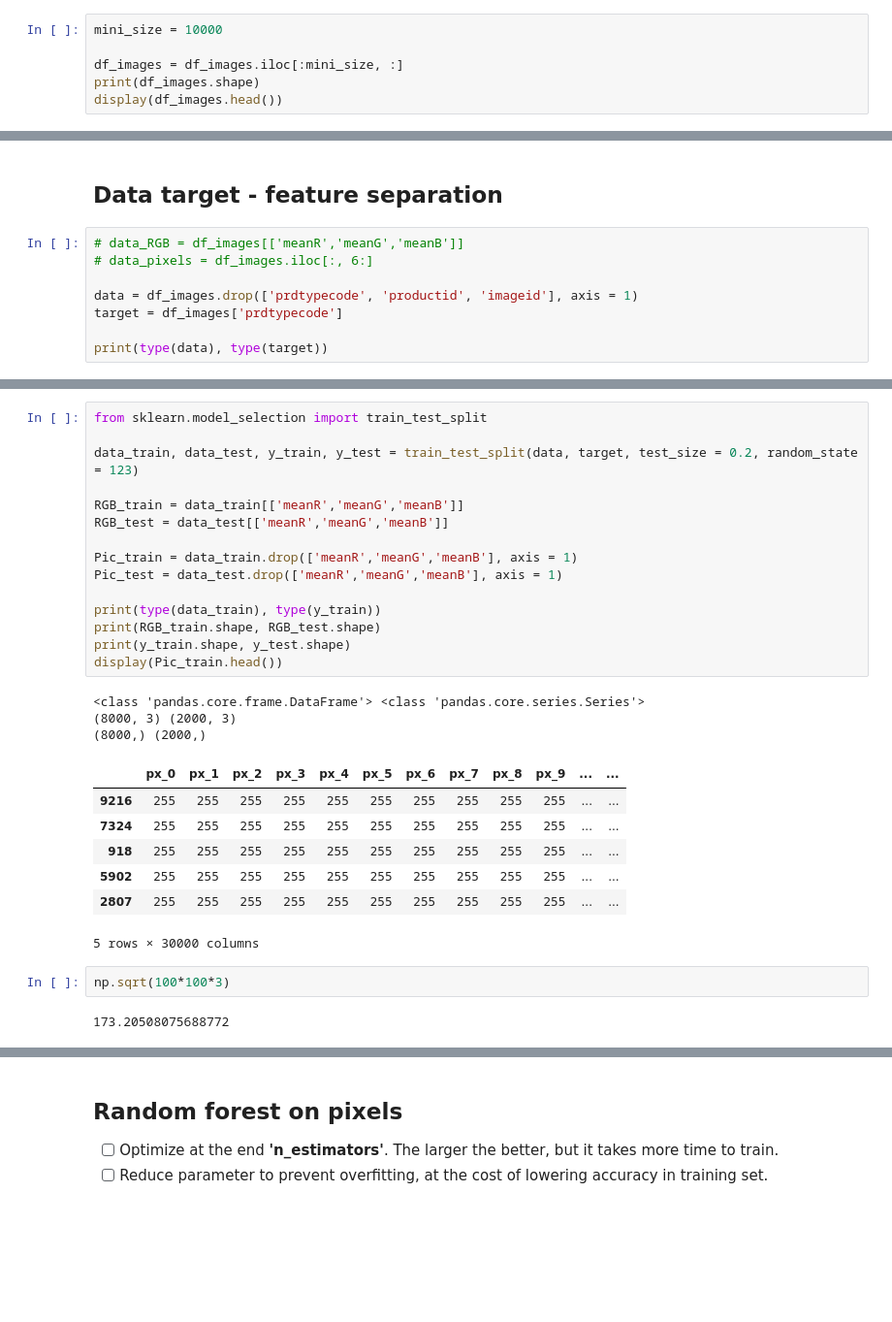
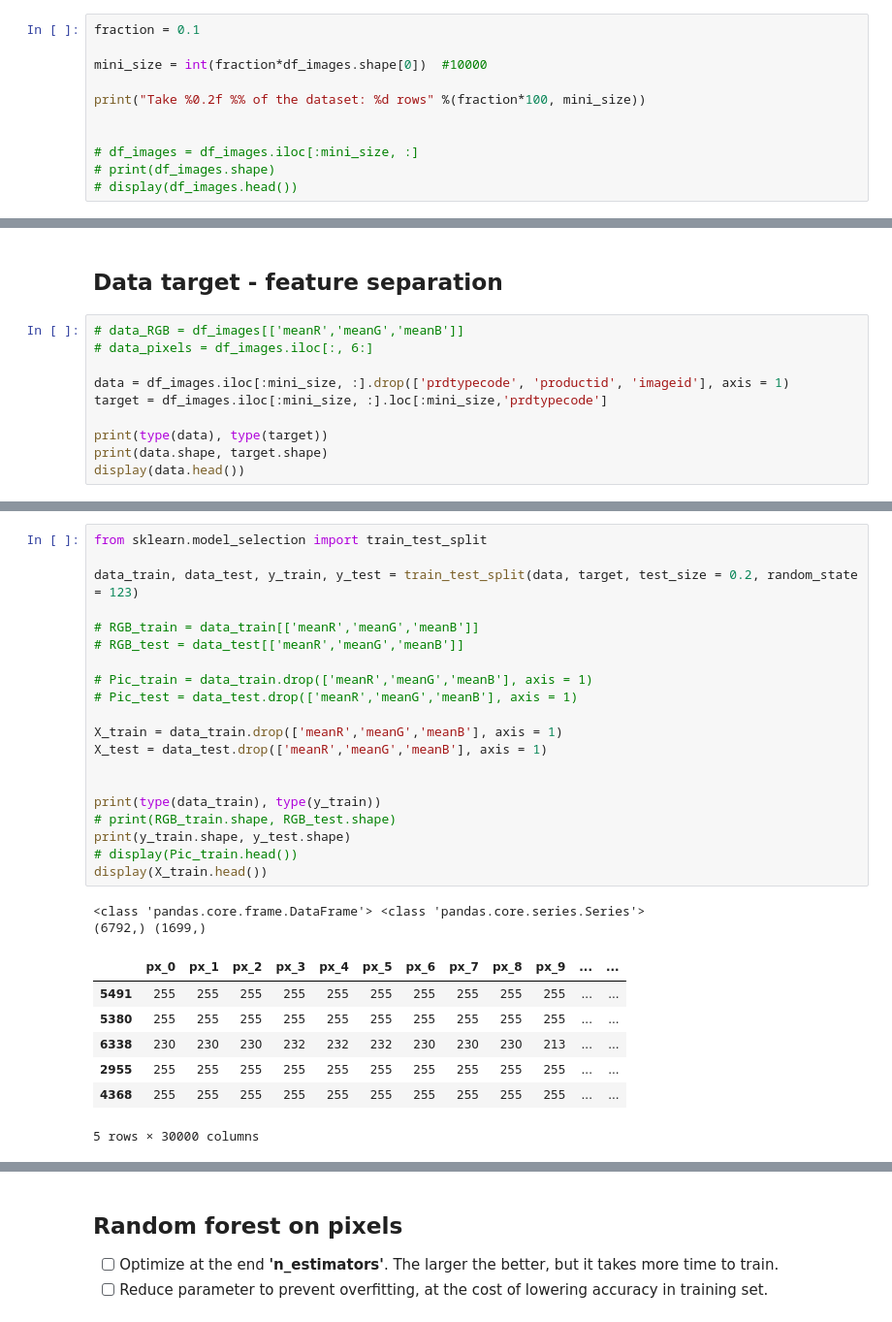
Before and after one commit to RamiroHR/Multimodal-Data-Product-Classification-Model, a Jupyter notebook: Image_data_base_models.ipynb, the cells around one changed output, grey strips where cells are left out. Shown at 97% size. Cells and saved outputs as stored; diff of their text form; blank space fills up the shorter version.

```diff
--- a/Image_data_base_models.ipynb
+++ b/Image_data_base_models.ipynb
@@ -537,9 +547,14 @@ Total time to read = 2.71 seconds
 Reduce the size of the dataset for an intial try.
 Keep 10% of it.
 # %%
-mini_size = 10000
+fraction = 0.1
 
-df_images = df_images.iloc[:mini_size, :]
-print(df_images.shape)
-display(df_images.head())
+mini_size = int(fraction*df_images.shape[0])  #10000
+
+print("Take %0.2f %% of the dataset: %d rows" %(fraction*100, mini_size))
+
+
+# df_images = df_images.iloc[:mini_size, :]
+# print(df_images.shape)
+# display(df_images.head())
 # %% [output]
@@ -557,9 +565,11 @@ display(df_images.head())
 # data_RGB = df_images[['meanR','meanG','meanB']]
 # data_pixels = df_images.iloc[:, 6:]
 
-data = df_images.drop(['prdtypecode', 'productid', 'imageid'], axis = 1)
-target = df_images['prdtypecode']
+data = df_images.iloc[:mini_size, :].drop(['prdtypecode', 'productid', 'imageid'], axis = 1)
+target = df_images.iloc[:mini_size, :].loc[:mini_size,'prdtypecode']
 
 print(type(data), type(target))
+print(data.shape, target.shape)
+display(data.head())
 # %% [output]
 <class 'pandas.core.frame.DataFrame'> <class 'pandas.core.series.Series'>
@@ -566,30 +584,30 @@ print(type(data), type(target))
 # %%
 from sklearn.model_selection import train_test_split
 
 data_train, data_test, y_train, y_test = train_test_split(data, target, test_size = 0.2, random_state = 123)
 
-RGB_train = data_train[['meanR','meanG','meanB']]
-RGB_test = data_test[['meanR','meanG','meanB']]
+# RGB_train = data_train[['meanR','meanG','meanB']]
+# RGB_test = data_test[['meanR','meanG','meanB']]
 
-Pic_train = data_train.drop(['meanR','meanG','meanB'], axis = 1)
-Pic_test = data_test.drop(['meanR','meanG','meanB'], axis = 1)
+# Pic_train = data_train.drop(['meanR','meanG','meanB'], axis = 1)
+# Pic_test = data_test.drop(['meanR','meanG','meanB'], axis = 1)
+
+X_train = data_train.drop(['meanR','meanG','meanB'], axis = 1)
+X_test = data_test.drop(['meanR','meanG','meanB'], axis = 1)
+
 
 print(type(data_train), type(y_train))
-print(RGB_train.shape, RGB_test.shape)
+# print(RGB_train.shape, RGB_test.shape)
 print(y_train.shape, y_test.shape)
-display(Pic_train.head())
+# display(Pic_train.head())
+display(X_train.head())
 # %% [output]
 <class 'pandas.core.frame.DataFrame'> <class 'pandas.core.series.Series'>
-(8000, 3) (2000, 3)
-(8000,) (2000,)
+(6792,) (1699,)
 |  | px_0 | px_1 | px_2 | px_3 | px_4 | px_5 | px_6 | px_7 | px_8 | px_9 | ... | ... |
-| 9216 | 255 | 255 | 255 | 255 | 255 | 255 | 255 | 255 | 255 | 255 | ... | ... |
-| 7324 | 255 | 255 | 255 | 255 | 255 | 255 | 255 | 255 | 255 | 255 | ... | ... |
-| 918 | 255 | 255 | 255 | 255 | 255 | 255 | 255 | 255 | 255 | 255 | ... | ... |
-| 5902 | 255 | 255 | 255 | 255 | 255 | 255 | 255 | 255 | 255 | 255 | ... | ... |
-| 2807 | 255 | 255 | 255 | 255 | 255 | 255 | 255 | 255 | 255 | 255 | ... | ... |
+| 5491 | 255 | 255 | 255 | 255 | 255 | 255 | 255 | 255 | 255 | 255 | ... | ... |
+| 5380 | 255 | 255 | 255 | 255 | 255 | 255 | 255 | 255 | 255 | 255 | ... | ... |
+| 6338 | 230 | 230 | 230 | 232 | 232 | 232 | 230 | 230 | 230 | 213 | ... | ... |
+| 2955 | 255 | 255 | 255 | 255 | 255 | 255 | 255 | 255 | 255 | 255 | ... | ... |
+| 4368 | 255 | 255 | 255 | 255 | 255 | 255 | 255 | 255 | 255 | 255 | ... | ... |
 5 rows × 30000 columns
-# %%
-np.sqrt(100*100*3)
-# %% [output]
-173.20508075688772
```
Also changed, not shown: parts of 101 cells of this notebook.
